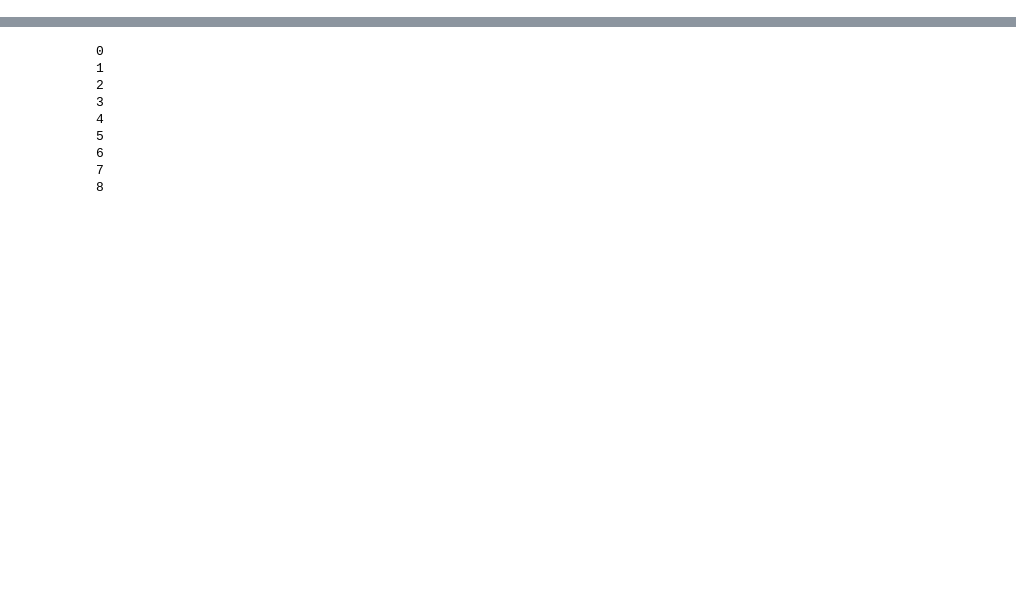
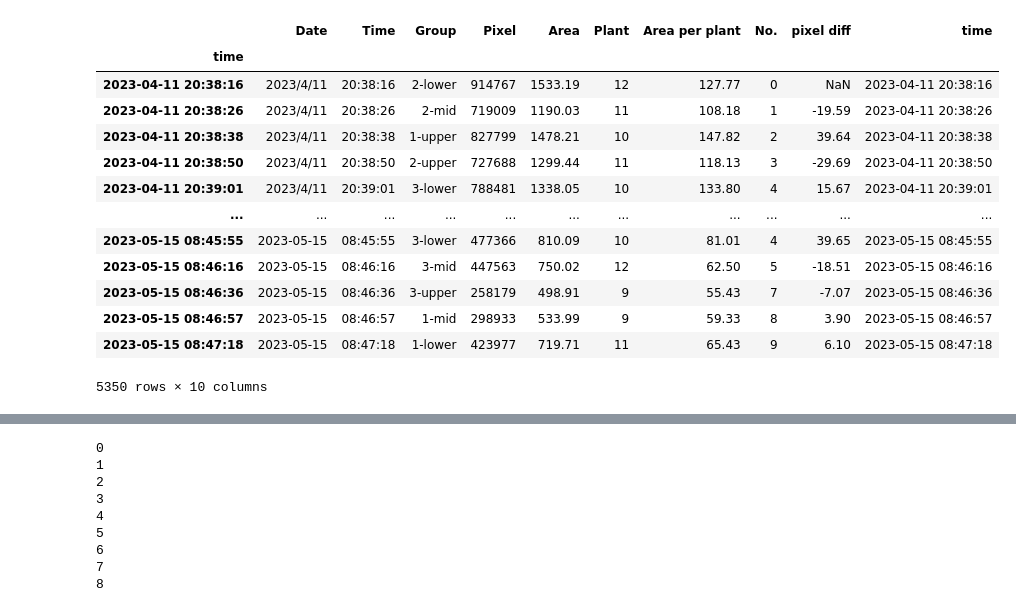
Before and after one commit to ThomasXIONG151215/vertical_farm_dp, a Jupyter notebook: data_upload.ipynb, the cells around one changed output, grey strips where cells are left out. Cells and saved outputs as stored; diff of their text form; code cells hidden in the pictures; blank space fills up the shorter version.

Commit message:
update data

```diff
--- a/data_upload.ipynb
+++ b/data_upload.ipynb
@@ -5,3 +5,42 @@ from scipy.optimize import curve_fit
 from sklearn.metrics import r2_score
 import plotly.express as px
 import sys
+# %%
+import os
+plants = pd.read_csv("G:\生生不息\实验数据\BaiduSyncdisk\Plant_data_halfhour.csv")
+whole_time=[pd.to_datetime(day+' '+hour) for day,hour in zip(plants['Date'],plants['Time'])]
+plants['time']=whole_time
+plants['pixel diff']=plants['Area per plant'].diff(1)
+plants=plants.set_index('time')
+plants['time'] = plants.index
+#plants = plants[:-1]
+re_arranged_plants = pd.DataFrame({})
+
+enviros = pd.read_csv("G:\生生不息\实验数据\BaiduSyncdisk\dataframe4.csv")
+
+
+df_collection = []
+
+for i in range(1,10):
+    new_df = pd.DataFrame({})
+    new = []
+    times = []
+    #print(i)
+    for j in range(len(plants)):
+        if plants['No.'][j] == i:
+            new.append(plants['Area per plant'][j])
+            times.append(plants['time'][j])
+    new_df['plant '+str(i)] = new
+    new_df['plant '+str(i)+' diff'] = new_df['plant '+str(i)].diff(1)
+    new_df['time'] = times
+    new_df['time'] = pd.to_datetime(new_df['time'])
+
+    try:
+        #new_df.resample('1H').mean()
+        df_collection.append(new_df)
+    except:
+        pass
+
+#变成当天光期和当天暗期的整体对比
+#15号光期指的是14号18点到15号11点
+#15号暗期指的是15号11点到15号18点
@@ -7,0 +253,18 @@ import sys
+# %%
+plants
+for i in range(len(plants))
+# %% [output]
+|  | Date | Time | Group | Pixel | Area | Plant | Area per plant | No. | pixel diff | time |
+| time |  |  |  |  |  |  |  |  |  |  |
+| 2023-04-11 20:38:16 | 2023/4/11 | 20:38:16 | 2-lower | 914767 | 1533.19 | 12 | 127.77 | 0 | NaN | 2023-04-11 20:38:16 |
+| 2023-04-11 20:38:26 | 2023/4/11 | 20:38:26 | 2-mid | 719009 | 1190.03 | 11 | 108.18 | 1 | -19.59 | 2023-04-11 20:38:26 |
+| 2023-04-11 20:38:38 | 2023/4/11 | 20:38:38 | 1-upper | 827799 | 1478.21 | 10 | 147.82 | 2 | 39.64 | 2023-04-11 20:38:38 |
+| 2023-04-11 20:38:50 | 2023/4/11 | 20:38:50 | 2-upper | 727688 | 1299.44 | 11 | 118.13 | 3 | -29.69 | 2023-04-11 20:38:50 |
+| 2023-04-11 20:39:01 | 2023/4/11 | 20:39:01 | 3-lower | 788481 | 1338.05 | 10 | 133.80 | 4 | 15.67 | 2023-04-11 20:39:01 |
+| ... | ... | ... | ... | ... | ... | ... | ... | ... | ... | ... |
+| 2023-05-15 08:45:55 | 2023-05-15 | 08:45:55 | 3-lower | 477366 | 810.09 | 10 | 81.01 | 4 | 39.65 | 2023-05-15 08:45:55 |
+| 2023-05-15 08:46:16 | 2023-05-15 | 08:46:16 | 3-mid | 447563 | 750.02 | 12 | 62.50 | 5 | -18.51 | 2023-05-15 08:46:16 |
+| 2023-05-15 08:46:36 | 2023-05-15 | 08:46:36 | 3-upper | 258179 | 498.91 | 9 | 55.43 | 7 | -7.07 | 2023-05-15 08:46:36 |
+| 2023-05-15 08:46:57 | 2023-05-15 | 08:46:57 | 1-mid | 298933 | 533.99 | 9 | 59.33 | 8 | 3.90 | 2023-05-15 08:46:57 |
+| 2023-05-15 08:47:18 | 2023-05-15 | 08:47:18 | 1-lower | 423977 | 719.71 | 11 | 65.43 | 9 | 6.10 | 2023-05-15 08:47:18 |
+5350 rows × 10 columns
```
Also changed, not shown: parts of 14 cells of this notebook, 3 other files.
